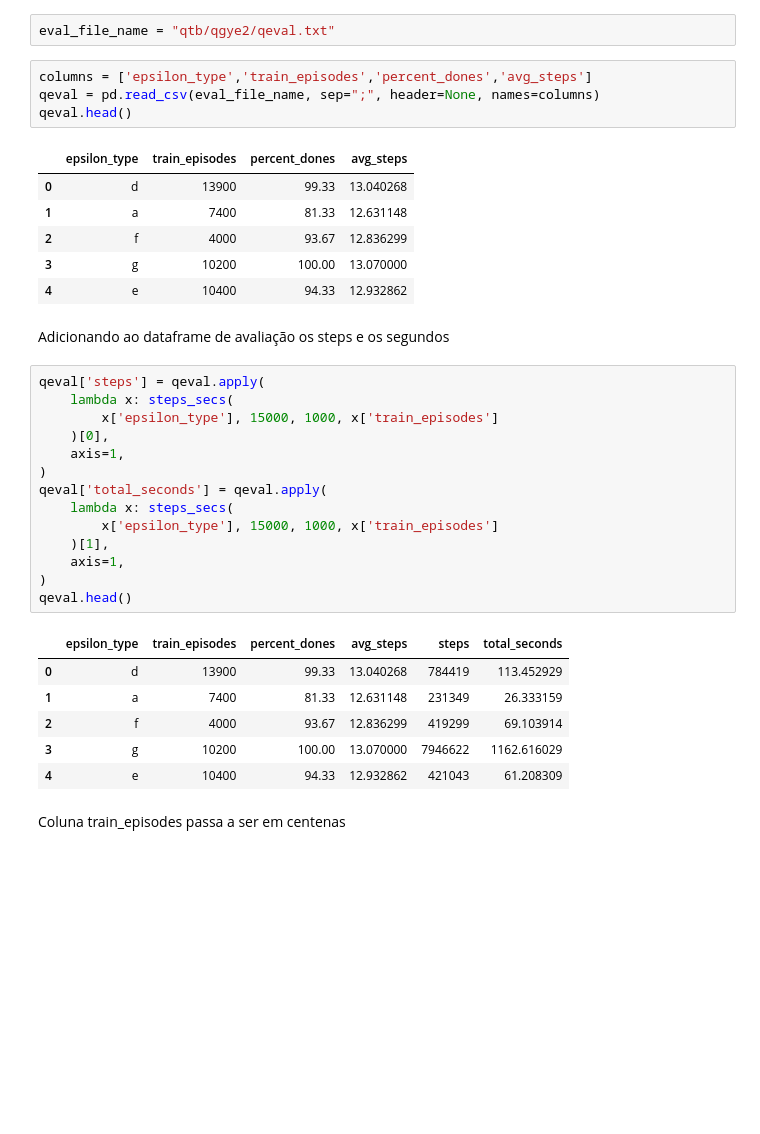
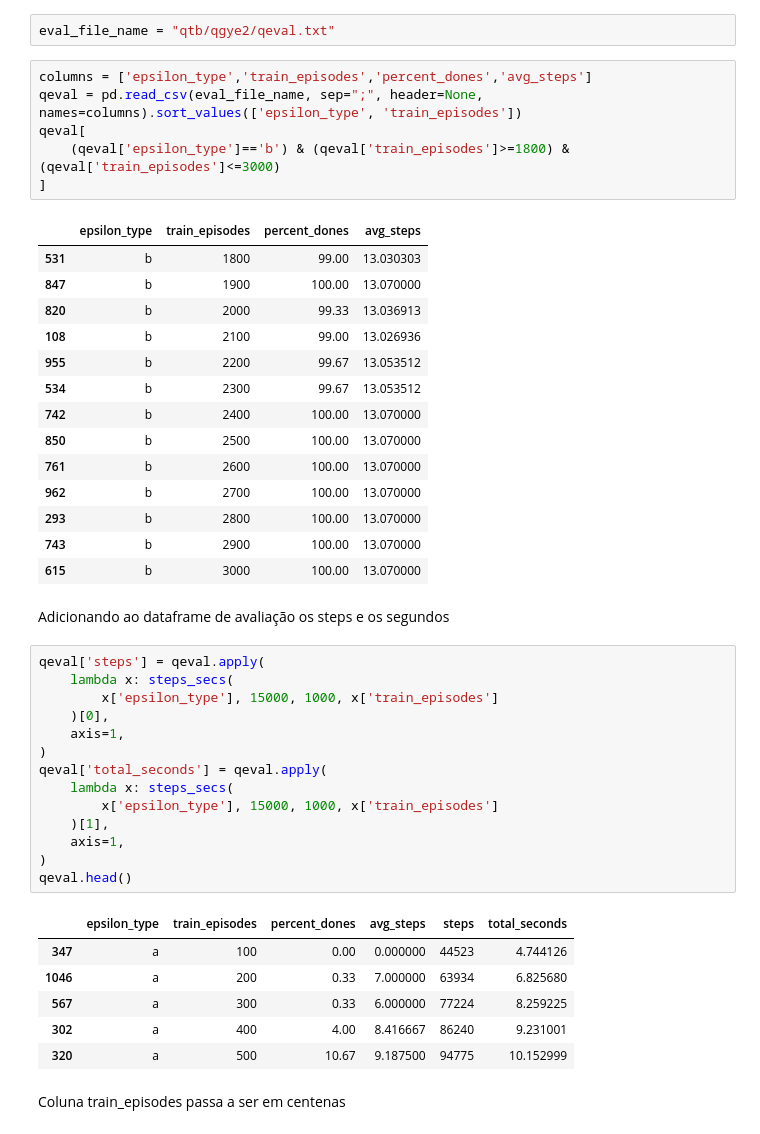
Before and after one commit to anselmobd/qrlstudy, a Jupyter notebook: eval.ipynb, the cells around one changed output. Cells and saved outputs as stored; diff of their text form; blank space fills up the shorter version.

```diff
--- a/eval.ipynb
+++ b/eval.ipynb
@@ -73,15 +73,25 @@ steps_secs('a', 15000, 1000, 300)
 eval_file_name = "qtb/qgye2/qeval.txt"
 # %%
 columns = ['epsilon_type','train_episodes','percent_dones','avg_steps']
-qeval = pd.read_csv(eval_file_name, sep=";", header=None, names=columns)
-qeval.head()
+qeval = pd.read_csv(eval_file_name, sep=";", header=None, names=columns).sort_values(['epsilon_type', 'train_episodes'])
+qeval[
+    (qeval['epsilon_type']=='b') & (qeval['train_episodes']>=1800) & (qeval['train_episodes']<=3000)
+]
 # %% [output]
 |  | epsilon_type | train_episodes | percent_dones | avg_steps |
-| 0 | d | 13900 | 99.33 | 13.040268 |
-| 1 | a | 7400 | 81.33 | 12.631148 |
-| 2 | f | 4000 | 93.67 | 12.836299 |
-| 3 | g | 10200 | 100.00 | 13.070000 |
-| 4 | e | 10400 | 94.33 | 12.932862 |
+| 531 | b | 1800 | 99.00 | 13.030303 |
+| 847 | b | 1900 | 100.00 | 13.070000 |
+| 820 | b | 2000 | 99.33 | 13.036913 |
+| 108 | b | 2100 | 99.00 | 13.026936 |
+| 955 | b | 2200 | 99.67 | 13.053512 |
+| 534 | b | 2300 | 99.67 | 13.053512 |
+| 742 | b | 2400 | 100.00 | 13.070000 |
+| 850 | b | 2500 | 100.00 | 13.070000 |
+| 761 | b | 2600 | 100.00 | 13.070000 |
+| 962 | b | 2700 | 100.00 | 13.070000 |
+| 293 | b | 2800 | 100.00 | 13.070000 |
+| 743 | b | 2900 | 100.00 | 13.070000 |
+| 615 | b | 3000 | 100.00 | 13.070000 |
 # %% [markdown]
 Adicionando ao dataframe de avaliação os steps e os segundos
 # %%
@@ -100,11 +110,11 @@ qeval['total_seconds'] = qeval.apply(
 qeval.head()
 # %% [output]
 |  | epsilon_type | train_episodes | percent_dones | avg_steps | steps | total_seconds |
-| 0 | d | 13900 | 99.33 | 13.040268 | 784419 | 113.452929 |
-| 1 | a | 7400 | 81.33 | 12.631148 | 231349 | 26.333159 |
-| 2 | f | 4000 | 93.67 | 12.836299 | 419299 | 69.103914 |
-| 3 | g | 10200 | 100.00 | 13.070000 | 7946622 | 1162.616029 |
-| 4 | e | 10400 | 94.33 | 12.932862 | 421043 | 61.208309 |
+| 347 | a | 100 | 0.00 | 0.000000 | 44523 | 4.744126 |
+| 1046 | a | 200 | 0.33 | 7.000000 | 63934 | 6.825680 |
+| 567 | a | 300 | 0.33 | 6.000000 | 77224 | 8.259225 |
+| 302 | a | 400 | 4.00 | 8.416667 | 86240 | 9.231001 |
+| 320 | a | 500 | 10.67 | 9.187500 | 94775 | 10.152999 |
 # %% [markdown]
 Coluna train_episodes passa a ser em centenas
 # %%
```
Also changed, not shown: parts of 13 cells of this notebook.
